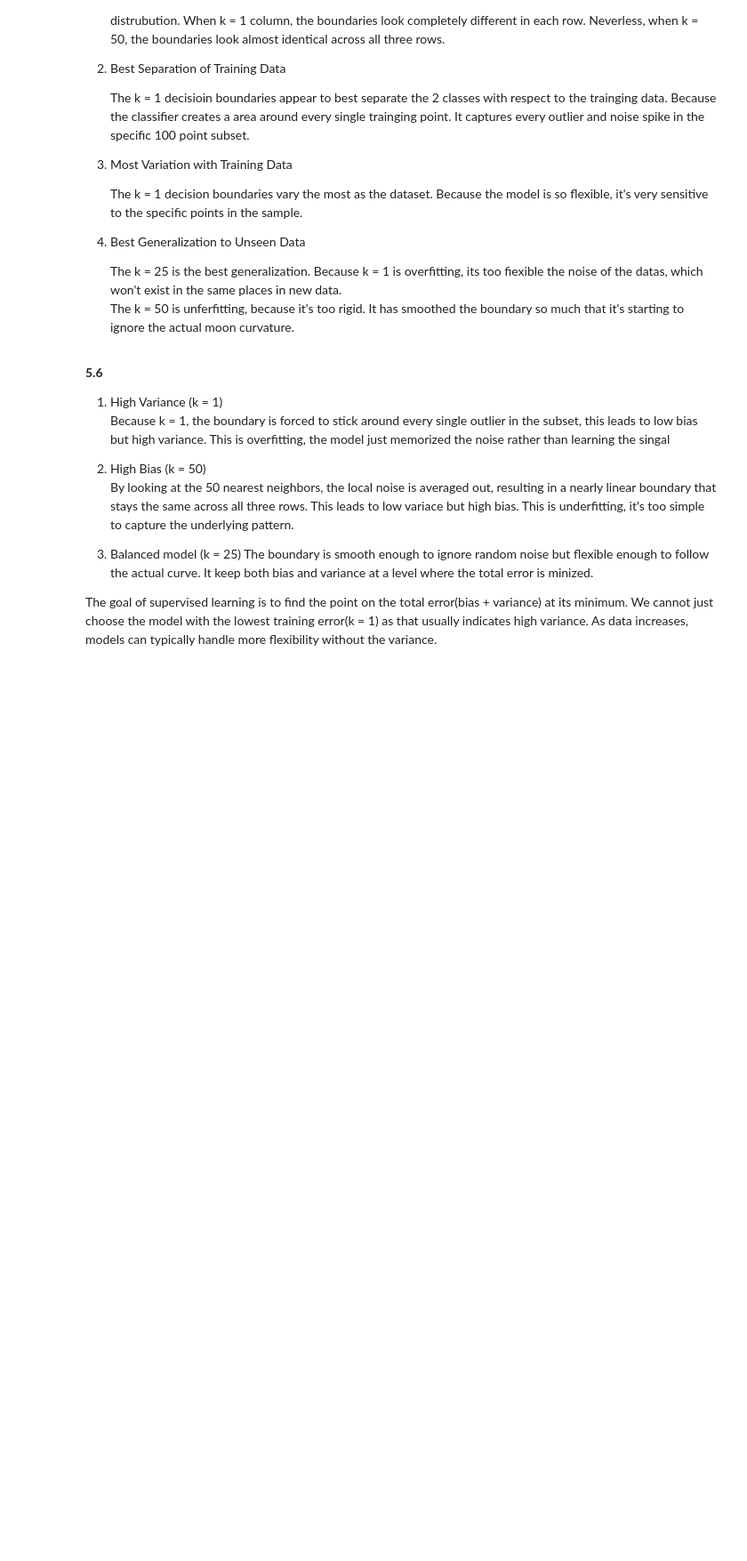
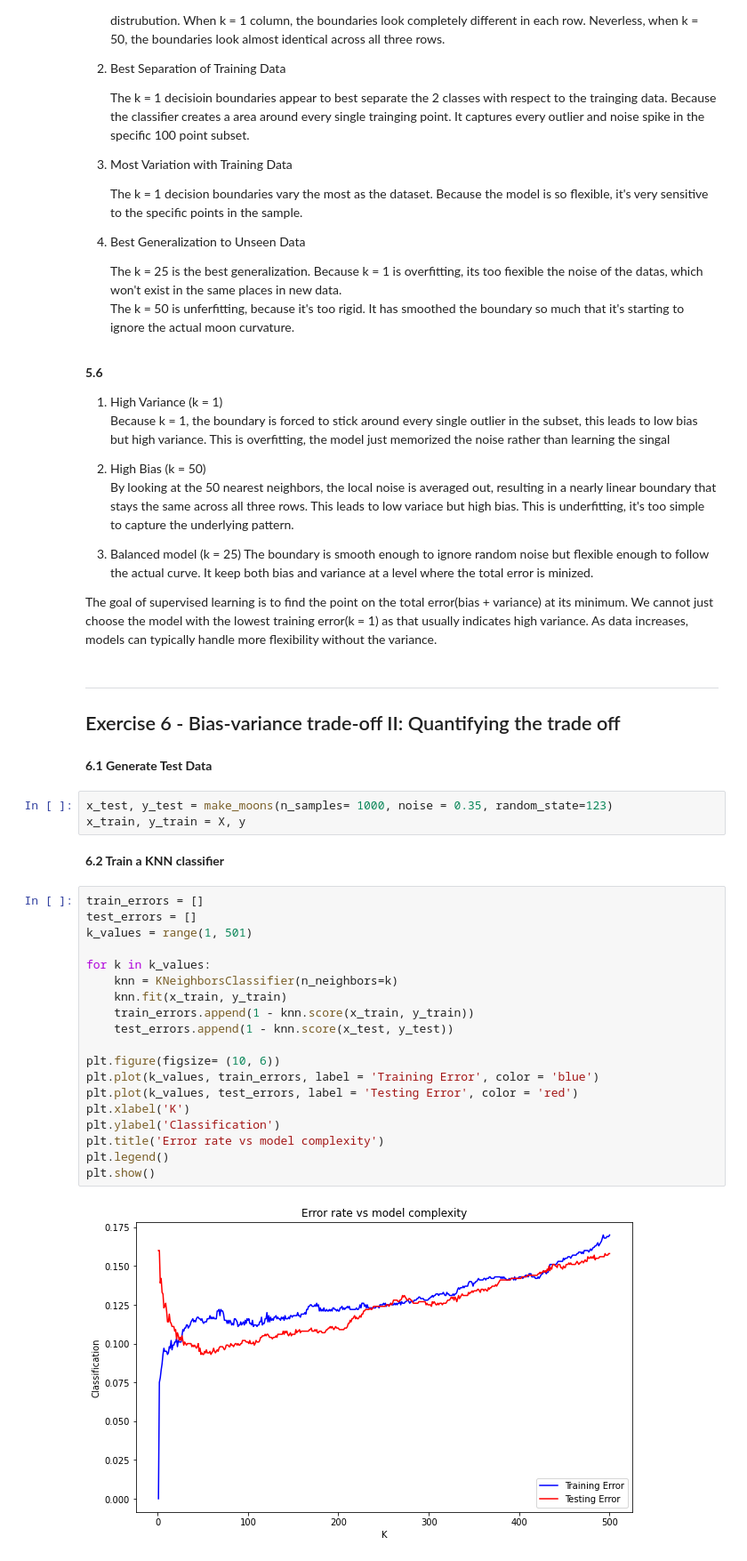
Before and after one commit to edwall201/Machine-Learning-26-Spring, a Jupyter notebook: assign2/assign2.ipynb, the cells around one changed output. Shown at 89% size. Saved outputs shown, nothing was run; the diff lists cells and outputs as text; blank space fills up the shorter version.

Commit message:
finish exercise 6

```diff
--- a/assign2/assign2.ipynb
+++ b/assign2/assign2.ipynb
@@ -329,3 +329,34 @@ plt.show()
     The boundary is smooth enough to ignore random noise but flexible enough to follow the actual curve. It keep both bias and variance at a level where the total error is minized.
 
 The goal of supervised learning is to find the point on the total error(bias + variance) at its minimum. We cannot just choose the model with the lowest training error(k = 1) as that usually indicates high variance. As data increases, models can typically handle more flexibility without the variance.
+# %% [markdown]
+---
+## Exercise 6 - Bias-variance trade-off II: Quantifying the trade off
+# %% [markdown]
+**6.1 Generate Test Data**
+# %%
+x_test, y_test = make_moons(n_samples= 1000, noise = 0.35, random_state=123)
+x_train, y_train = X, y
+# %% [markdown]
+**6.2 Train a KNN classifier**
+# %%
+train_errors = []
+test_errors = []
+k_values = range(1, 501)
+
+for k in k_values:
+    knn = KNeighborsClassifier(n_neighbors=k)
+    knn.fit(x_train, y_train)
+    train_errors.append(1 - knn.score(x_train, y_train))
+    test_errors.append(1 - knn.score(x_test, y_test))
+
+plt.figure(figsize= (10, 6))
+plt.plot(k_values, train_errors, label = 'Training Error', color = 'blue')
+plt.plot(k_values, test_errors, label = 'Testing Error', color = 'red')
+plt.xlabel('K')
+plt.ylabel('Classification')
+plt.title('Error rate vs model complexity')
+plt.legend()
+plt.show()
+# %% [output]
+[figure, added]
```
Also changed, not shown: parts of 4 cells of this notebook.
